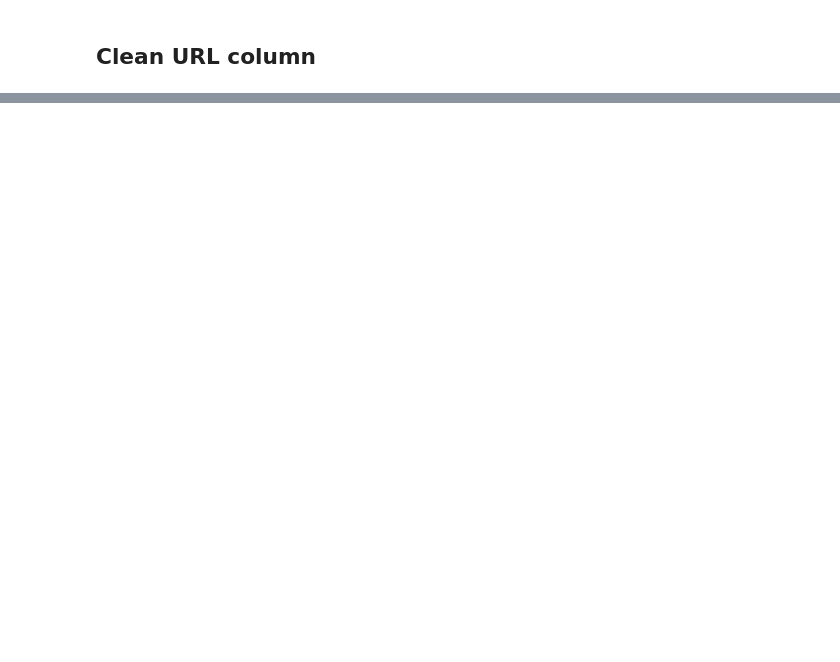
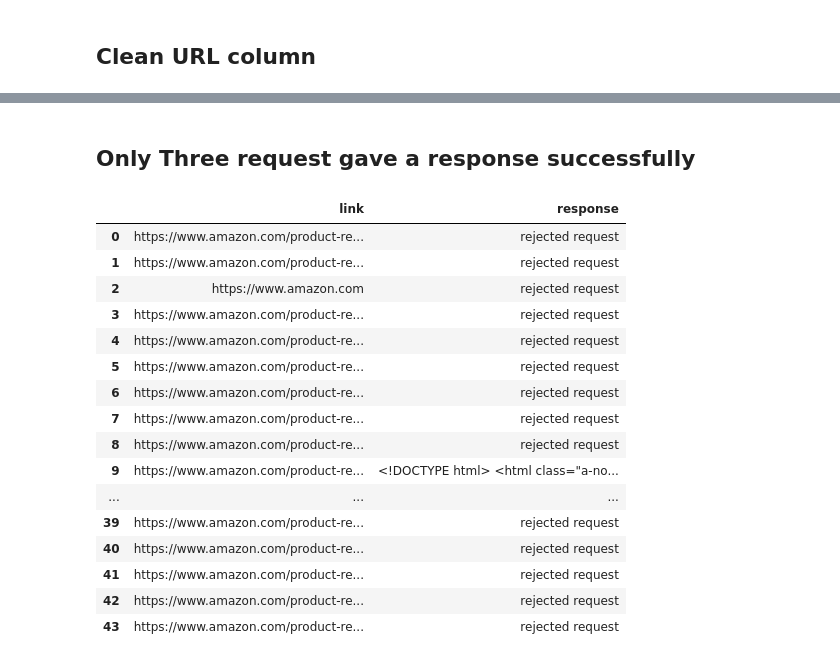
Before and after one commit to RaghadAlkhudhair/Web-Scraping-Using-BeautifulSoup, a Jupyter notebook: Amazon-Best-Seller-Books.ipynb, the cells around one changed output, grey strips where cells are left out. Cells and saved outputs as stored; diff of their text form; code cells hidden in the pictures; blank space fills up the shorter version.

Commit message:
review pages soup

```diff
--- a/Amazon-Best-Seller-Books.ipynb
+++ b/Amazon-Best-Seller-Books.ipynb
@@ -129,0 +135,39 @@ books_df.head(3)
+# %%
+responses_soups={}
+
+for link in books_df["reviews_link"]:
+    response = requests.get(link)
+
+    if(response.status_code==200):
+        page=response.text
+        soup = BeautifulSoup(page, "lxml")
+        responses_soups[link]=[soup]
+
+    else:
+        responses_soups[link]=["rejected request"]
+# %%
+responses_soups_df = pd.DataFrame(responses_soups).T
+# %% [markdown]
+## Only Three request gave a response successfully
+# %%
+responses_soups_df.reset_index(inplace=True)
+responses_soups_df.columns=["index","link","response"]
+responses_soups_df=responses_soups_df["link","response"]
+# %% [output]
+|  | link | response |
+| 0 | https://www.amazon.com/product-re... | rejected request |
+| 1 | https://www.amazon.com/product-re... | rejected request |
+| 2 | https://www.amazon.com | rejected request |
+| 3 | https://www.amazon.com/product-re... | rejected request |
+| 4 | https://www.amazon.com/product-re... | rejected request |
+| 5 | https://www.amazon.com/product-re... | rejected request |
+| 6 | https://www.amazon.com/product-re... | rejected request |
+| 7 | https://www.amazon.com/product-re... | rejected request |
+| 8 | https://www.amazon.com/product-re... | rejected request |
+| 9 | https://www.amazon.com/product-re... | <!DOCTYPE html> <html class="a-no... |
+| ... | ... | ... |
+| 39 | https://www.amazon.com/product-re... | rejected request |
+| 40 | https://www.amazon.com/product-re... | rejected request |
+| 41 | https://www.amazon.com/product-re... | rejected request |
+| 42 | https://www.amazon.com/product-re... | rejected request |
+| 43 | https://www.amazon.com/product-re... | rejected request |
```
Also changed, not shown: parts of 4 cells of this notebook.
